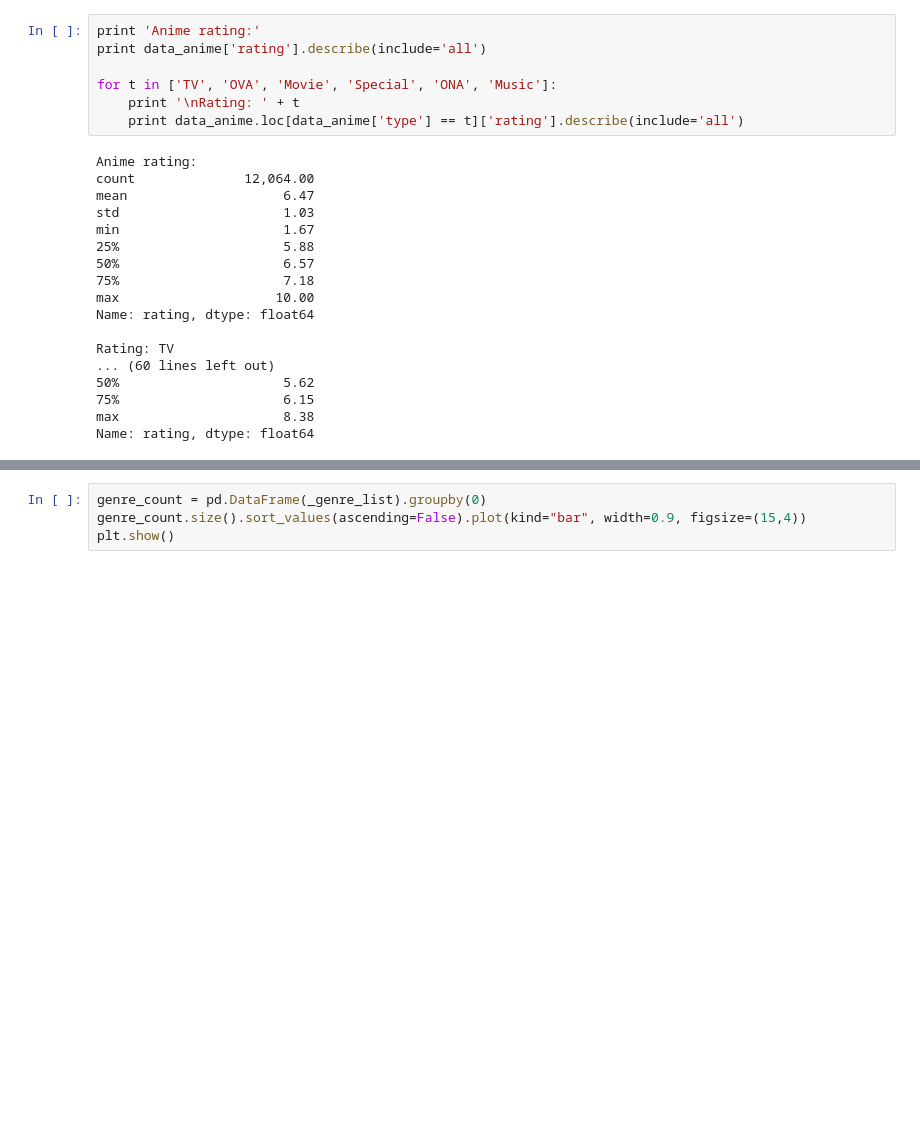
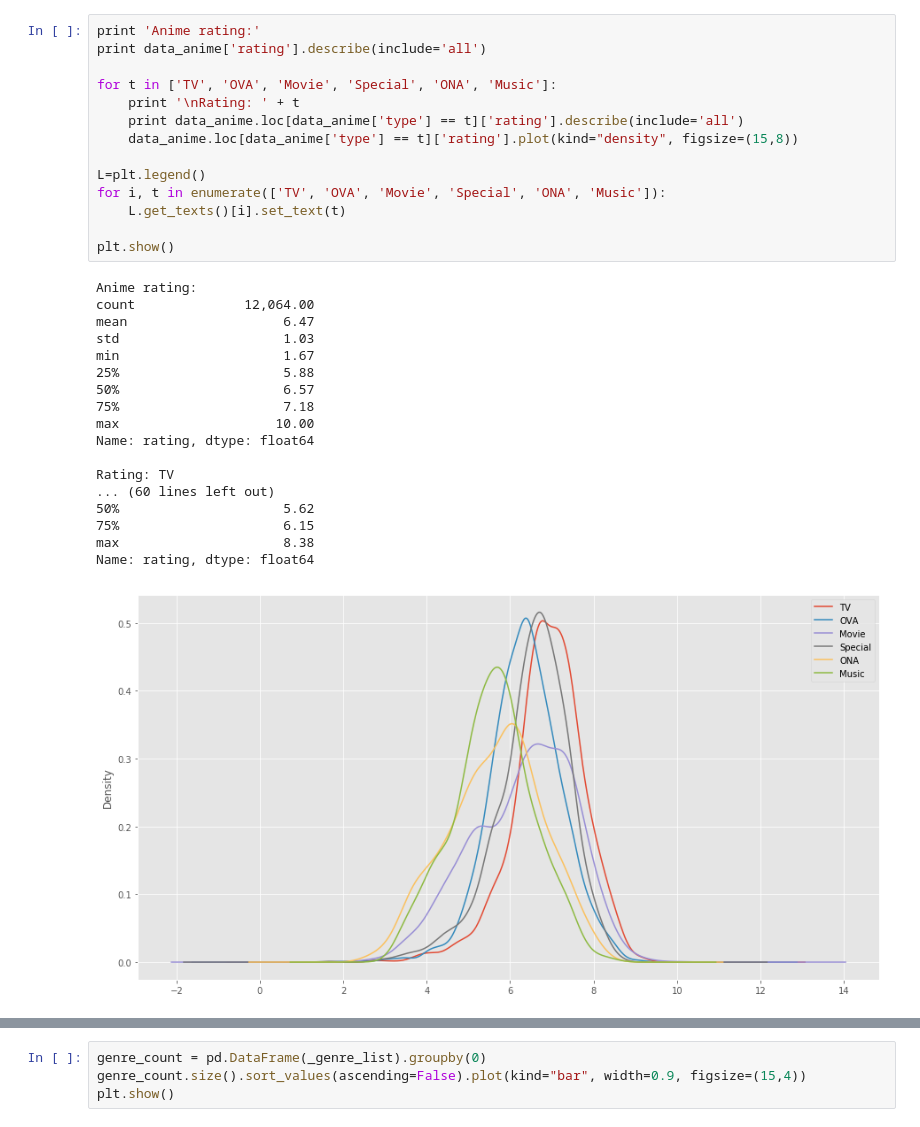
Before and after one commit to micksi/datamining_exam, a Jupyter notebook: Descriptive Statistics.ipynb, the cells around one changed output, grey strips where cells are left out. Drawn from its saved outputs; the diff is of its cells as text; blank space fills up the shorter version.

```diff
--- a/Descriptive Statistics.ipynb
+++ b/Descriptive Statistics.ipynb
@@ -47,28 +49,36 @@ plt.show()
 # %%
 print 'Anime rating:'
 print data_anime['rating'].describe(include='all')
 
 for t in ['TV', 'OVA', 'Movie', 'Special', 'ONA', 'Music']:
     print '\nRating: ' + t
     print data_anime.loc[data_anime['type'] == t]['rating'].describe(include='all')
+    data_anime.loc[data_anime['type'] == t]['rating'].plot(kind="density", figsize=(15,8))
+
+L=plt.legend()
+for i, t in enumerate(['TV', 'OVA', 'Movie', 'Special', 'ONA', 'Music']):
+    L.get_texts()[i].set_text(t)
+
+plt.show()
 # %% [output]
 Anime rating:
 count              12,064.00
 mean                    6.47
 std                     1.03
 min                     1.67
 25%                     5.88
 50%                     6.57
 75%                     7.18
 max                    10.00
 Name: rating, dtype: float64
 
 Rating: TV
 ... (60 lines left out)
 50%                     5.62
 75%                     6.15
 max                     8.38
 Name: rating, dtype: float64
+[figure, added]
 # %%
 _genre = data_anime['genre']
 _genre_list = []
```
Also changed, not shown: parts of 5 cells of this notebook, 1 other file.
